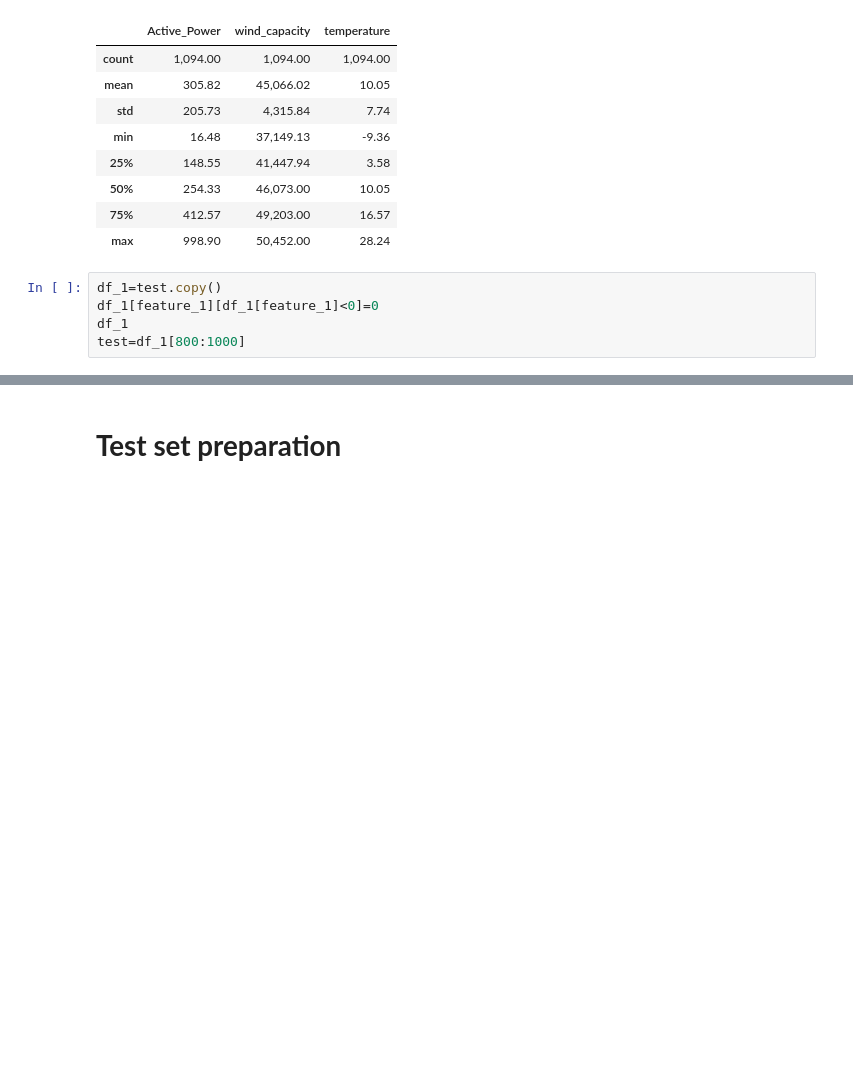
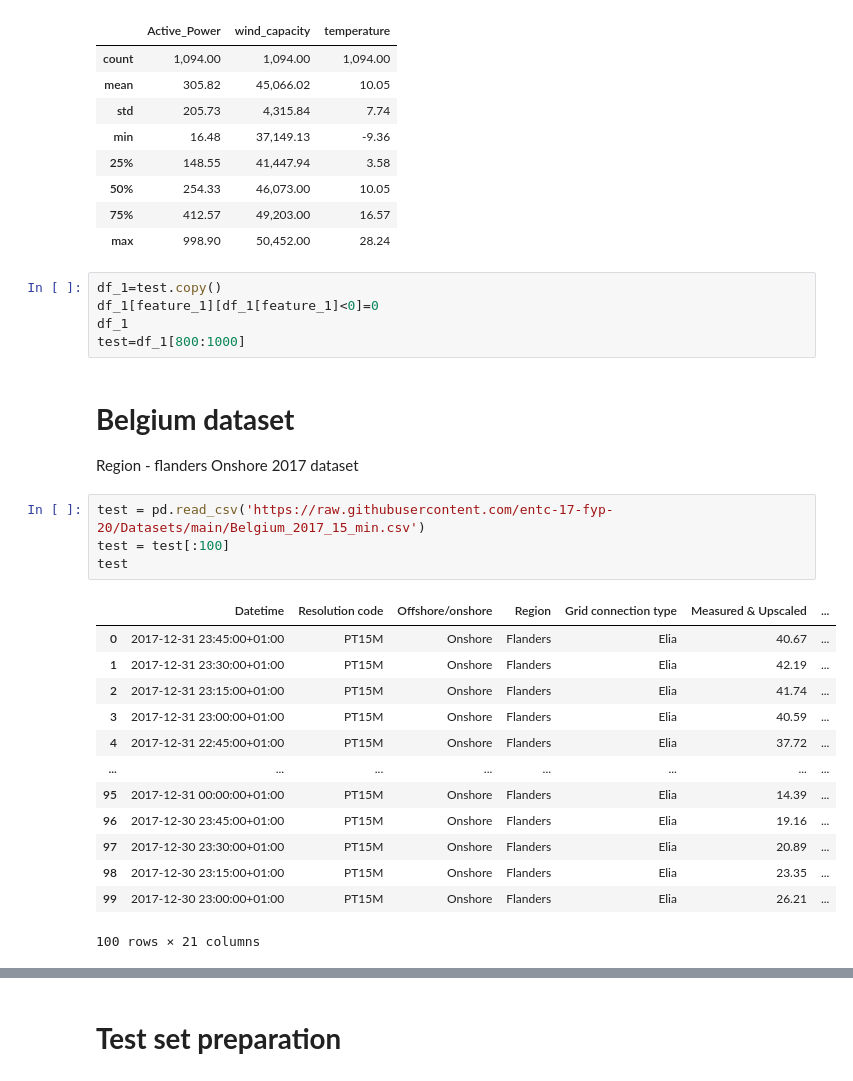
Before and after one commit to entc-17-fyp-20/WPF_Data_Visualization, a Jupyter notebook: All_models_for_short_term_power_forecasting_All_datasets.ipynb, the cells around one changed output, grey strips where cells are left out. Saved outputs shown, nothing was run; the diff lists cells and outputs as text; blank space fills up the shorter version.

```diff
--- a/All_models_for_short_term_power_forecasting_All_datasets.ipynb
+++ b/All_models_for_short_term_power_forecasting_All_datasets.ipynb
@@ -720,3 +720,27 @@ df_1=test.copy()
 df_1[feature_1][df_1[feature_1]<0]=0
 df_1
 test=df_1[800:1000]
+# %% [markdown]
+# **Belgium dataset**
+
+Region - flanders
+Onshore
+2017 dataset
+# %%
+test = pd.read_csv('https://raw.githubusercontent.com/entc-17-fyp-20/Datasets/main/Belgium_2017_15_min.csv')
+test = test[:100]
+test
+# %% [output]
+|  | Datetime | Resolution code | Offshore/onshore | Region | Grid connection type | Measured & Upscaled | ... |
+| 0 | 2017-12-31 23:45:00+01:00 | PT15M | Onshore | Flanders | Elia | 40.67 | ... |
+| 1 | 2017-12-31 23:30:00+01:00 | PT15M | Onshore | Flanders | Elia | 42.19 | ... |
+| 2 | 2017-12-31 23:15:00+01:00 | PT15M | Onshore | Flanders | Elia | 41.74 | ... |
+| 3 | 2017-12-31 23:00:00+01:00 | PT15M | Onshore | Flanders | Elia | 40.59 | ... |
+| 4 | 2017-12-31 22:45:00+01:00 | PT15M | Onshore | Flanders | Elia | 37.72 | ... |
+| ... | ... | ... | ... | ... | ... | ... | ... |
+| 95 | 2017-12-31 00:00:00+01:00 | PT15M | Onshore | Flanders | Elia | 14.39 | ... |
+| 96 | 2017-12-30 23:45:00+01:00 | PT15M | Onshore | Flanders | Elia | 19.16 | ... |
+| 97 | 2017-12-30 23:30:00+01:00 | PT15M | Onshore | Flanders | Elia | 20.89 | ... |
+| 98 | 2017-12-30 23:15:00+01:00 | PT15M | Onshore | Flanders | Elia | 23.35 | ... |
+| 99 | 2017-12-30 23:00:00+01:00 | PT15M | Onshore | Flanders | Elia | 26.21 | ... |
+100 rows × 21 columns
```
Also changed, not shown: parts of 14 cells of this notebook.
